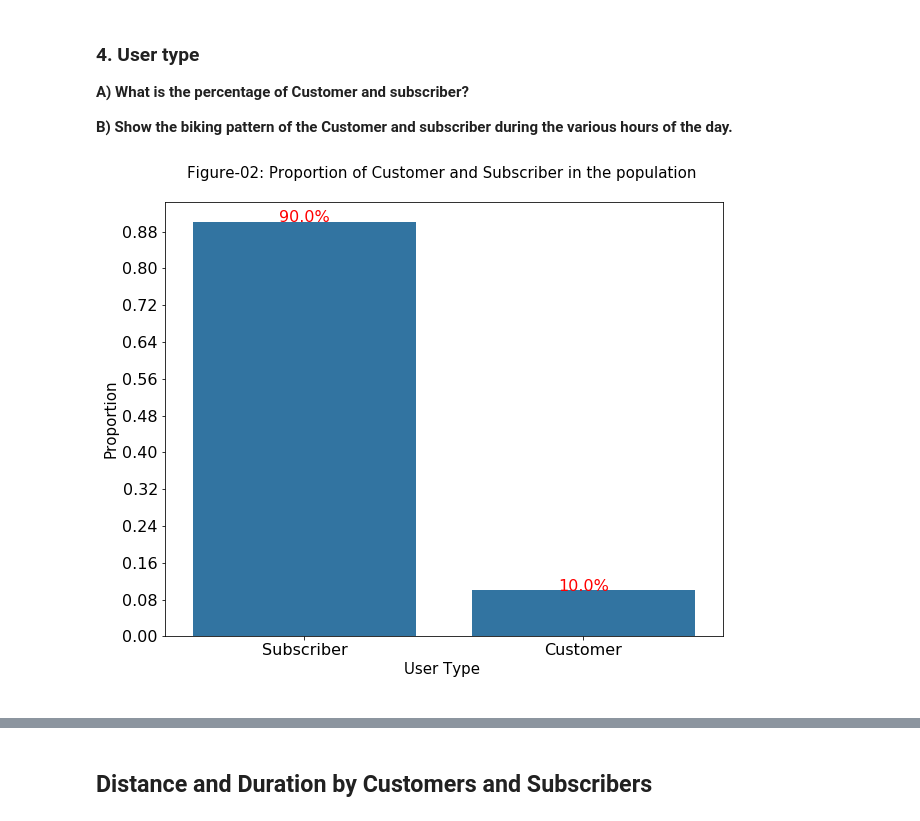
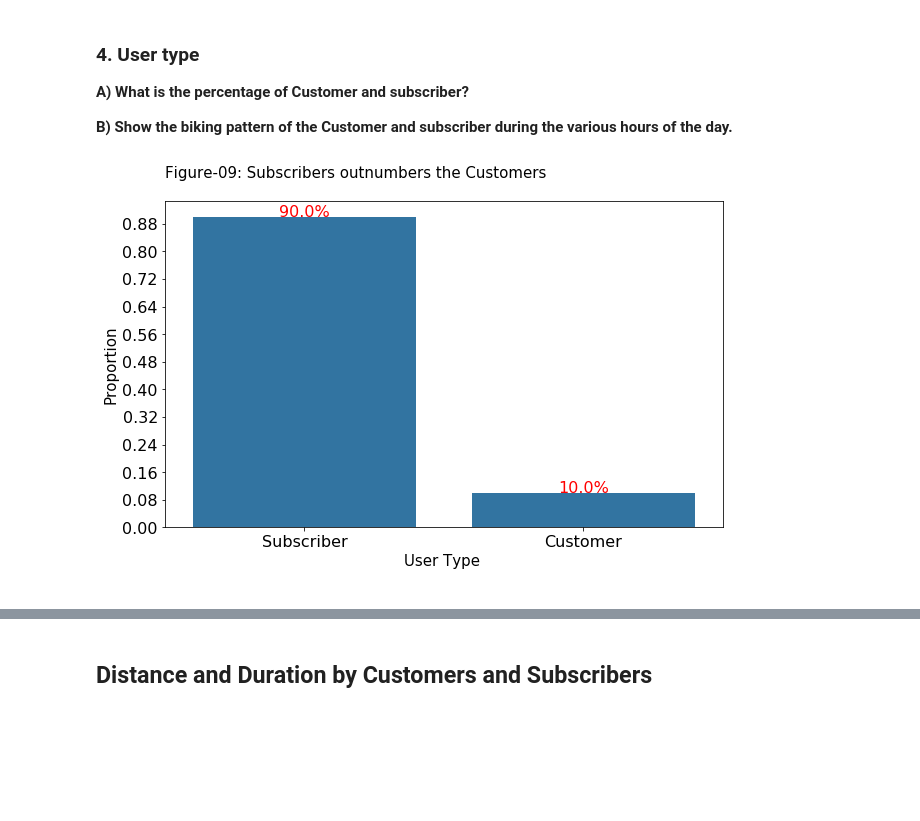
Before and after one commit to jahid-razan/Data-Analyst_Nano_degree_projects, a Jupyter notebook: Data_Story- Time & User Type.ipynb, the cells around one changed output, grey strips where cells are left out. Saved outputs shown, nothing was run; the diff lists cells and outputs as text; code cells hidden in the pictures; blank space fills up the shorter version.

```diff
--- a/Data_Story- Time & User Type.ipynb
+++ b/Data_Story- Time & User Type.ipynb
@@ -323,39 +328,39 @@ sns.distplot(df_duration_120['duration_min'], bins = bin_edges, kde = True,
 # %%
 # code for the pie chart seen above
 ## Plot the percentage of movie released per quarter
-plt.figure(figsize = [10, 8])
+plt.figure(figsize = [10, 6])
 base_color = sns.color_palette()[1]
 n_points = df['user_type'].value_counts().sum()
 max_count = df['user_type'].value_counts().max()
 max_prop = max_count/ n_points
 
 # generate tick mark locations and names
 tick_props = np.arange(0, max_prop, 0.08)
 tick_names = ['{:0.2f}'.format(v) for v in tick_props]
 
 # create the plot
 base_color = sns.color_palette()[0]
 sns.countplot(data = df, x = df['user_type'], color = base_color, order = df['user_type'].value_counts().index )
 plt.yticks(tick_props * n_points, tick_names)
 plt.xlabel("User Type \n",fontsize=15)
 plt.ylabel("Proportion",fontsize=15)
-plt.title('Figure-02: Proportion of Customer and Subscriber in the population \n',fontsize=15)
+plt.title('Figure-09: Subscribers outnumbers the Customers \n',fontsize=15,loc="left")
 plt.rc('xtick',labelsize=16)
 plt.rc('ytick',labelsize=16)
 
 # add annotations
 cat_counts = df['user_type'].value_counts()
 locs, labels = plt.xticks() # get the current tick locations and labels
 
 # loop through each pair of locations and labels
 for loc, label in zip(locs, labels):
 
     # get the text property for the label to get the correct count
     count = cat_counts[label.get_text()]
     pct_string = '{:0.1f}%'.format(100*count/n_points)
     plt.text(loc, count+1, pct_string, ha = 'center', color = 'R', fontsize=16)
 # %% [output]
-[figure, old version]
+[figure, new version]
 # %%
 df_subscriber = df_time.query('user_type == "Subscriber"')
 df_customer = df_time.query('user_type == "Customer"')
```
Also changed, not shown: parts of 38 cells of this notebook.
